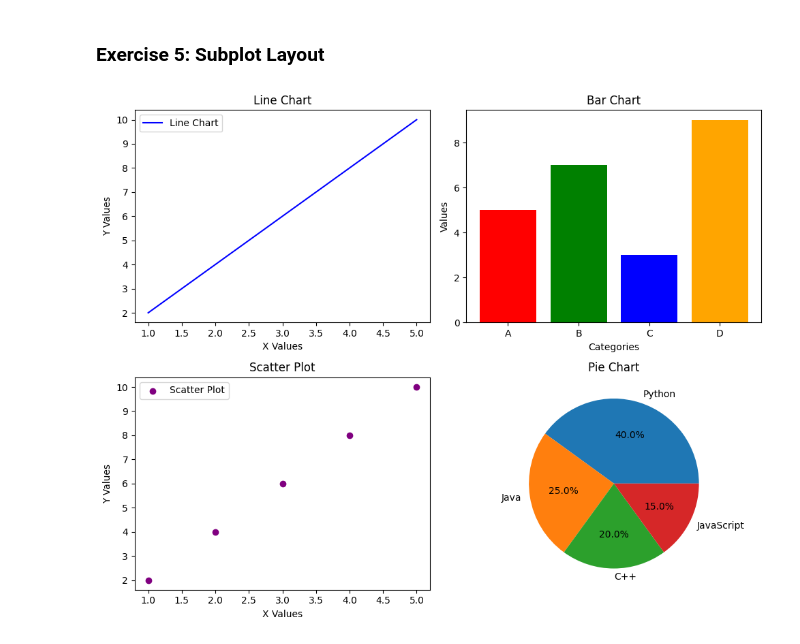
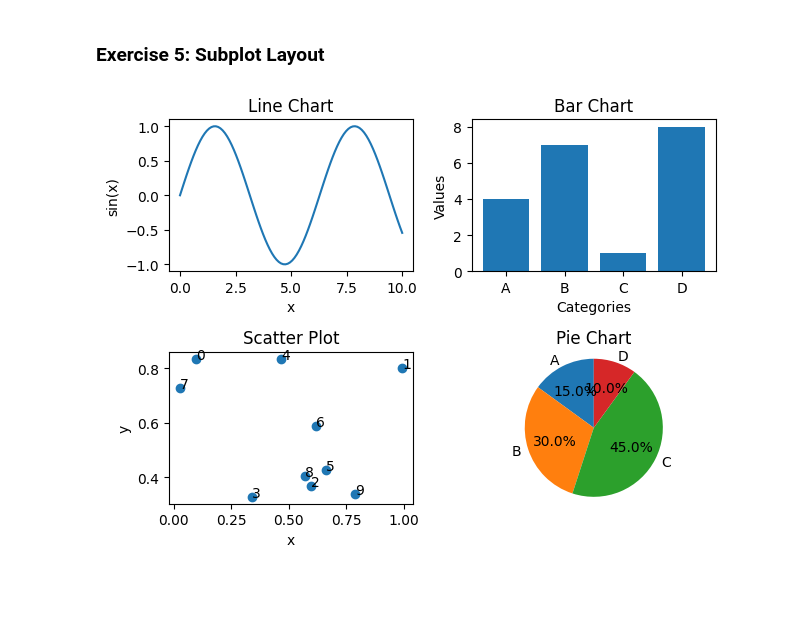
Before and after one commit to gayatrik2/python-jupyter-template, a Jupyter notebook: src/5-subplot.ipynb, the cells around one changed output. Saved outputs shown, nothing was run; the diff lists cells and outputs as text; code cells hidden in the pictures; blank space fills up the shorter version.

```diff
--- a/src/5-subplot.ipynb
+++ b/src/5-subplot.ipynb
@@ -6,36 +3,43 @@
-# %%
-import matplotlib.pyplot as plt
-
-x = [1, 2, 3, 4, 5]
-y = [2, 4, 6, 8, 10]
-categories = ['A', 'B', 'C', 'D']
-values = [5, 7, 3, 9]
-labels = ['Python', 'Java', 'C++', 'JavaScript']
-sizes = [40, 25, 20, 15]
-
-fig, axs = plt.subplots(2, 2, figsize=(10, 8))
-
-axs[0, 0].plot(x, y, color='blue', label='Line Chart')
-axs[0, 0].set_title('Line Chart')
-axs[0, 0].set_xlabel('X Values')
-axs[0, 0].set_ylabel('Y Values')
-axs[0, 0].legend()
-
-axs[0, 1].bar(categories, values, color=['red', 'green', 'blue', 'orange'])
-axs[0, 1].set_title('Bar Chart')
-axs[0, 1].set_xlabel('Categories')
-axs[0, 1].set_ylabel('Values')
-
-axs[1, 0].scatter(x, y, color='purple', label='Scatter Plot')
-axs[1, 0].set_title('Scatter Plot')
-axs[1, 0].set_xlabel('X Values')
-axs[1, 0].set_ylabel('Y Values')
-axs[1, 0].legend()
-
-axs[1, 1].pie(sizes, labels=labels, autopct='%1.1f%%')
-axs[1, 1].set_title('Pie Chart')
-
-plt.tight_layout()
-plt.show()
-# %% [output]
-[figure, removed]
+# %%
+try:
+    import matplotlib.pyplot as plt
+    import numpy as np
+except ImportError as e:
+    print(f"Error: {e}. Please ensure that matplotlib and numpy are installed.")
+
+fig, axs = plt.subplots(2, 2)
+
+# Line chart in the first subplot
+x = np.linspace(0, 10, 100)
+y = np.sin(x)
+axs[0, 0].plot(x, y)
+axs[0, 0].set_title('Line Chart')
+axs[0, 0].set(xlabel='x', ylabel='sin(x)')
+
+# Bar chart in the second subplot
+categories = ['A', 'B', 'C', 'D']
+values = [4, 7, 1, 8]
+axs[0, 1].bar(categories, values)
+axs[0, 1].set_title('Bar Chart')
+axs[0, 1].set(xlabel='Categories', ylabel='Values')
+
+# Scatter plot in the third subplot
+x = np.random.rand(10)
+y = np.random.rand(10)
+axs[1, 0].scatter(x, y)
+for i, txt in enumerate(range(len(x))):
+    axs[1, 0].annotate(txt, (x[i], y[i]))
+axs[1, 0].set_title('Scatter Plot')
+axs[1, 0].set(xlabel='x', ylabel='y')
+
+# Pie chart in the fourth subplot
+labels = ['A', 'B', 'C', 'D']
+sizes = [15, 30, 45, 10]
+axs[1, 1].pie(sizes, labels=labels, autopct='%1.1f%%', startangle=90)
+axs[1, 1].set_title('Pie Chart')
+axs[1, 1].axis('equal')
+
+fig.tight_layout()
+plt.show()
+# %% [output]
+[figure, added]
```
Also changed, not shown: parts of 1 cell of this notebook, 5 other files.
